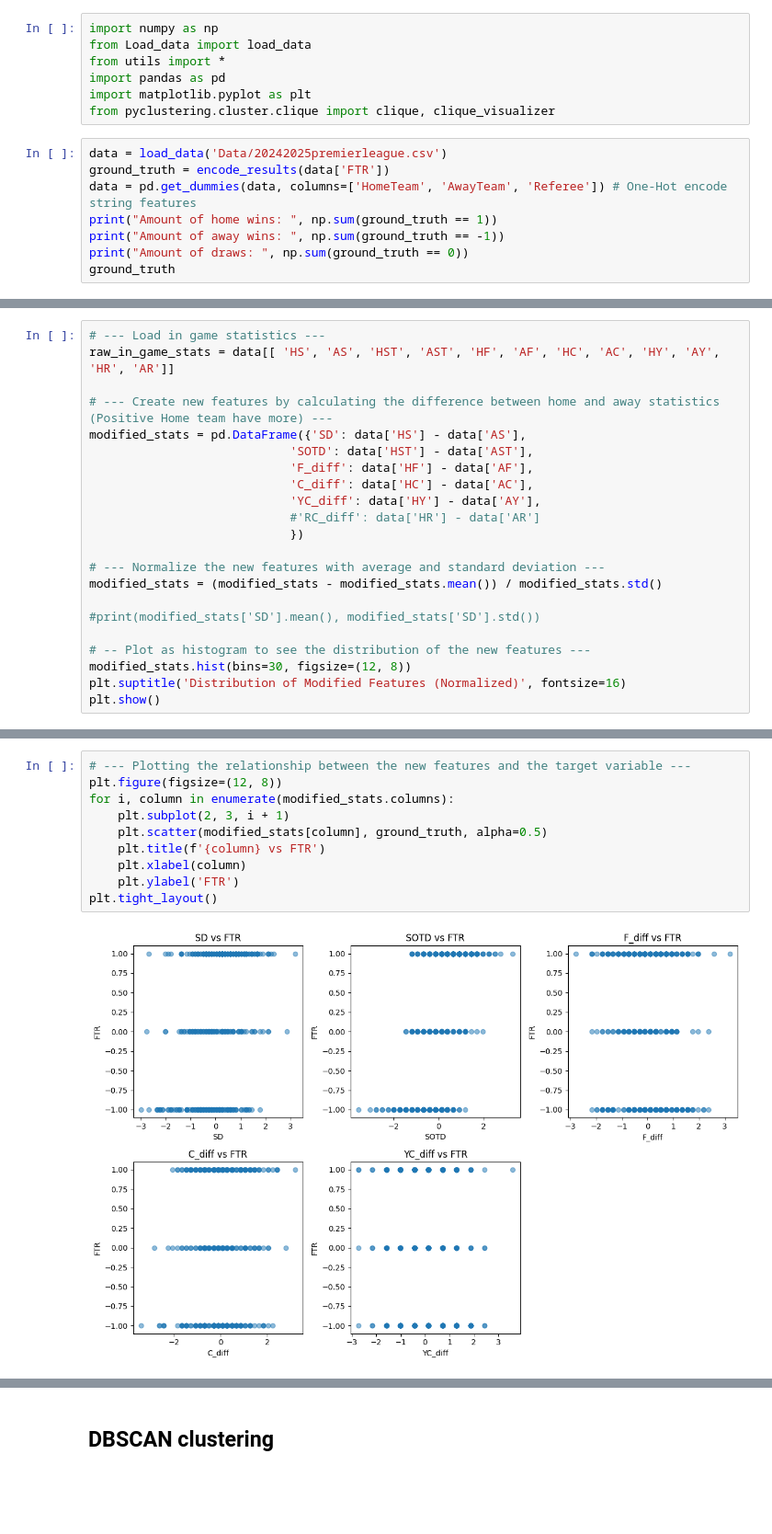
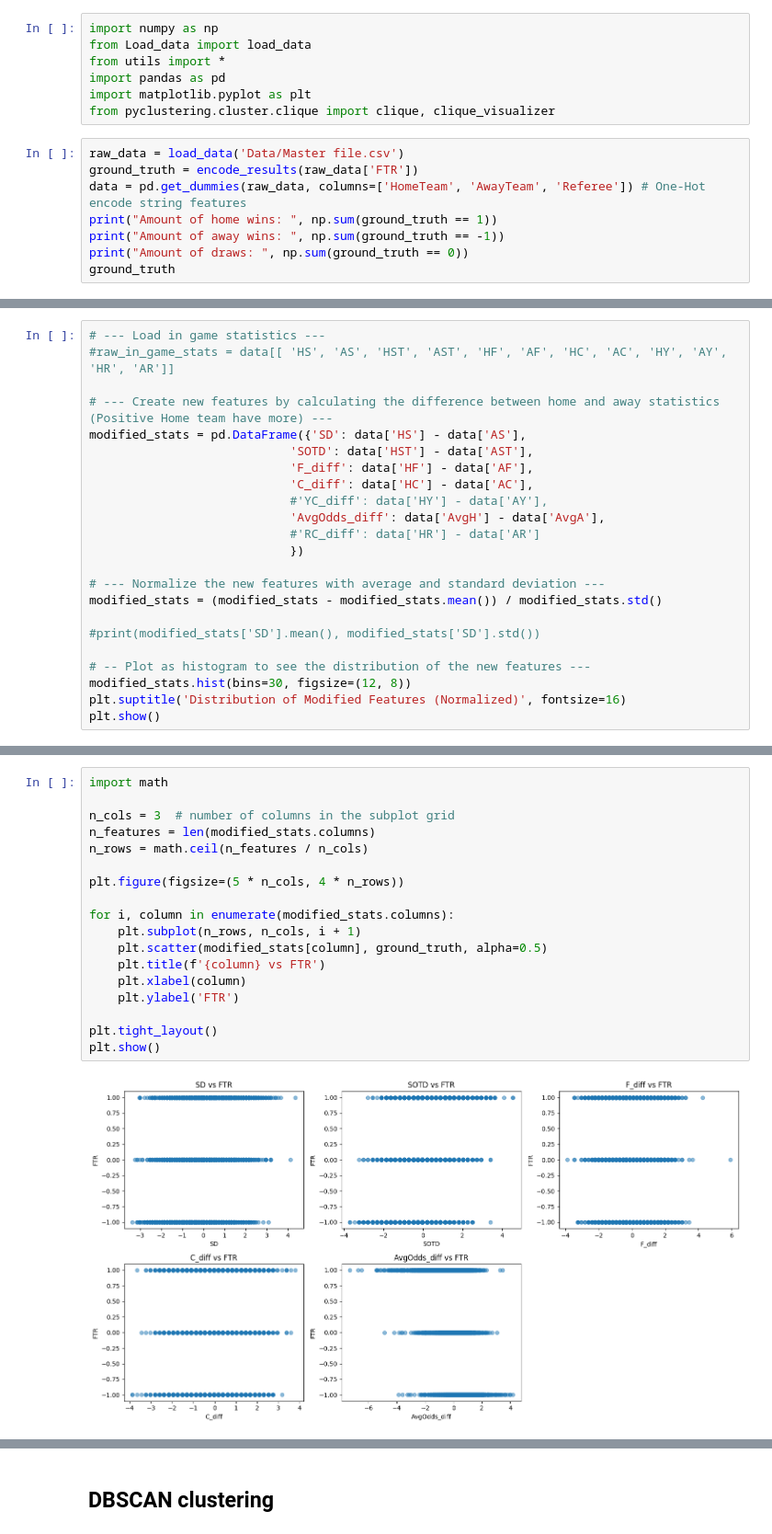
Before and after one commit to frederik007hb/Data-Mining, a Jupyter notebook: Test.ipynb, the cells around one changed output, grey strips where cells are left out. Shown at 92% size. Saved outputs shown, nothing was run; the diff lists cells and outputs as text; blank space fills up the shorter version.

```diff
--- a/Test.ipynb
+++ b/Test.ipynb
@@ -6,9 +6,9 @@ import pandas as pd
 import matplotlib.pyplot as plt
 from pyclustering.cluster.clique import clique, clique_visualizer
 # %%
-data = load_data('Data/20242025premierleague.csv')
-ground_truth = encode_results(data['FTR'])
-data = pd.get_dummies(data, columns=['HomeTeam', 'AwayTeam', 'Referee']) # One-Hot encode string features
+raw_data = load_data('Data/Master file.csv')
+ground_truth = encode_results(raw_data['FTR'])
+data = pd.get_dummies(raw_data, columns=['HomeTeam', 'AwayTeam', 'Referee']) # One-Hot encode string features
 print("Amount of home wins: ", np.sum(ground_truth == 1))
 print("Amount of away wins: ", np.sum(ground_truth == -1))
 print("Amount of draws: ", np.sum(ground_truth == 0))
@@ -38,13 +22,14 @@ array([ 1., -1.,  1., -1.,  1.,  0., -1.,  1., -1.,  0.,  1., -1.,  1.,
 # %%
 # --- Load in game statistics ---
-raw_in_game_stats = data[[ 'HS', 'AS', 'HST', 'AST', 'HF', 'AF', 'HC', 'AC', 'HY', 'AY', 'HR', 'AR']]
+#raw_in_game_stats = data[[ 'HS', 'AS', 'HST', 'AST', 'HF', 'AF', 'HC', 'AC', 'HY', 'AY', 'HR', 'AR']]
 
 # --- Create new features by calculating the difference between home and away statistics (Positive Home team have more) ---
 modified_stats = pd.DataFrame({'SD': data['HS'] - data['AS'],
                             'SOTD': data['HST'] - data['AST'],
                             'F_diff': data['HF'] - data['AF'],
                             'C_diff': data['HC'] - data['AC'],
-                            'YC_diff': data['HY'] - data['AY'],
+                            #'YC_diff': data['HY'] - data['AY'],
+                            'AvgOdds_diff': data['AvgH'] - data['AvgA'],
                             #'RC_diff': data['HR'] - data['AR']
                             })
 
@@ -62,13 +47,21 @@ plt.show()
 # %%
-# --- Plotting the relationship between the new features and the target variable ---
-plt.figure(figsize=(12, 8))
+import math
+
+n_cols = 3  # number of columns in the subplot grid
+n_features = len(modified_stats.columns)
+n_rows = math.ceil(n_features / n_cols)
+
+plt.figure(figsize=(5 * n_cols, 4 * n_rows))
+
 for i, column in enumerate(modified_stats.columns):
-    plt.subplot(2, 3, i + 1)
+    plt.subplot(n_rows, n_cols, i + 1)
     plt.scatter(modified_stats[column], ground_truth, alpha=0.5)
     plt.title(f'{column} vs FTR')
     plt.xlabel(column)
     plt.ylabel('FTR')
+
 plt.tight_layout()
+plt.show()
 # %% [output]
-[figure, old version]
+[figure, new version]
 # %%
```
Also changed, not shown: parts of 13 cells of this notebook, 1 other file.
